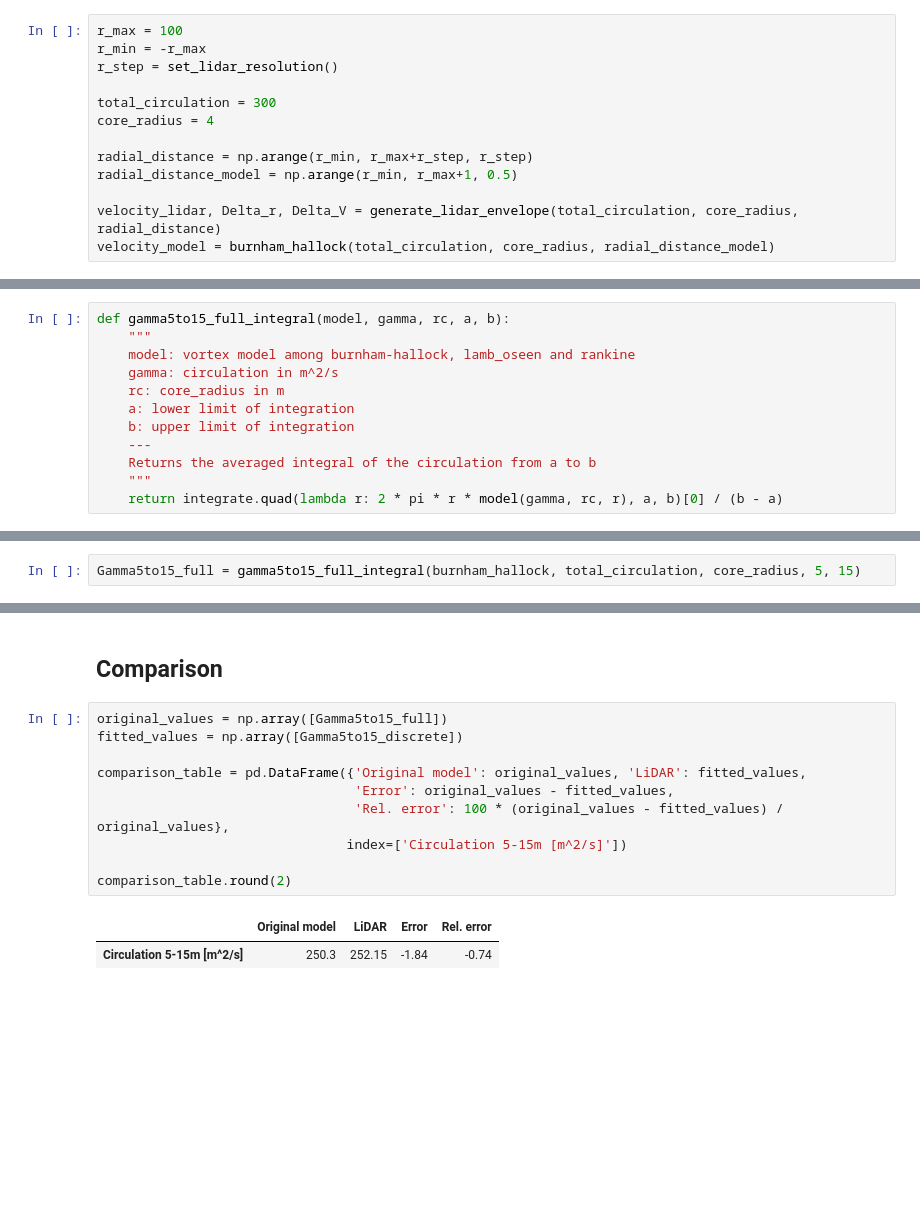
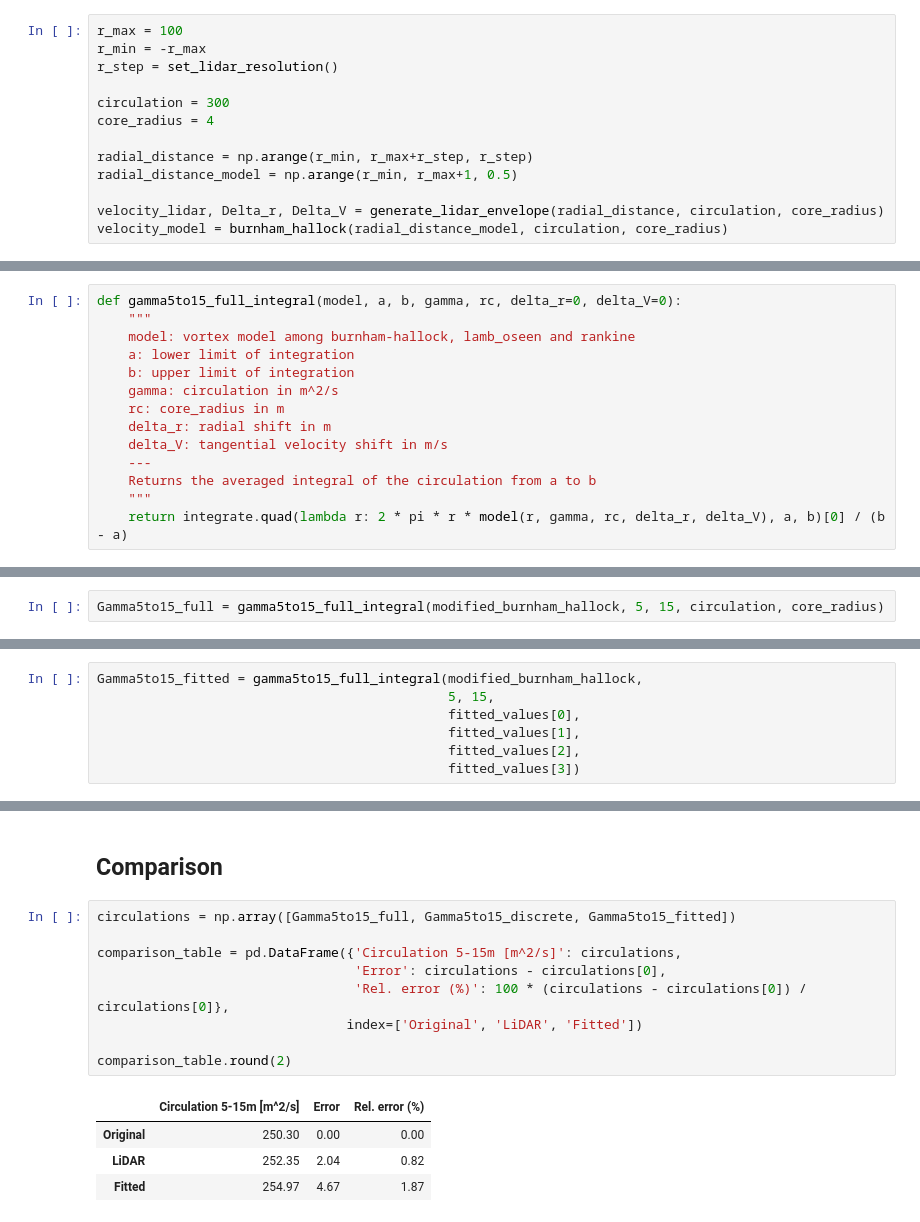
Before and after one commit to YanRob/Wake-Vortex, a Jupyter notebook: Analysis of Single Aircraft Wake Vortices.ipynb, the cells around one changed output, grey strips where cells are left out. Drawn from its saved outputs; the diff is of its cells as text; blank space fills up the shorter version.

```diff
--- a/Analysis of Single Aircraft Wake Vortices.ipynb
+++ b/Analysis of Single Aircraft Wake Vortices.ipynb
@@ -248,14 +248,14 @@ r_max = 100
 r_min = -r_max
 r_step = set_lidar_resolution()
 
-total_circulation = 300
+circulation = 300
 core_radius = 4
 
 radial_distance = np.arange(r_min, r_max+r_step, r_step)
 radial_distance_model = np.arange(r_min, r_max+1, 0.5)
 
-velocity_lidar, Delta_r, Delta_V = generate_lidar_envelope(total_circulation, core_radius, radial_distance)
-velocity_model = burnham_hallock(total_circulation, core_radius, radial_distance_model)
+velocity_lidar, Delta_r, Delta_V = generate_lidar_envelope(radial_distance, circulation, core_radius)
+velocity_model = burnham_hallock(radial_distance_model, circulation, core_radius)
 # %%
 %matplotlib inline
 
@@ -615,12 +617,14 @@ In cases of wake vortex analysis the standardized circulation is the circulation
 # %%
-def gamma5to15_full_integral(model, gamma, rc, a, b):
+def gamma5to15_full_integral(model, a, b, gamma, rc, delta_r=0, delta_V=0):
     """
     model: vortex model among burnham-hallock, lamb_oseen and rankine
+    a: lower limit of integration
+    b: upper limit of integration
     gamma: circulation in m^2/s
     rc: core_radius in m
-    a: lower limit of integration
-    b: upper limit of integration
+    delta_r: radial shift in m
+    delta_V: tangential velocity shift in m/s
     ---
     Returns the averaged integral of the circulation from a to b
     """
-    return integrate.quad(lambda r: 2 * pi * r * model(gamma, rc, r), a, b)[0] / (b - a)
+    return integrate.quad(lambda r: 2 * pi * r * model(r, gamma, rc, delta_r, delta_V), a, b)[0] / (b - a)
@@ -627,4 +633,4 @@ def gamma5to15_full_integral(model, gamma, rc, a, b):
 # %%
-Gamma5to15_full = gamma5to15_full_integral(burnham_hallock, total_circulation, core_radius, 5, 15)
+Gamma5to15_full = gamma5to15_full_integral(modified_burnham_hallock, 5, 15, circulation, core_radius)
 # %%
 print(f"The circulation 5-15m for this vortex is {Gamma5to15_full:0.1f} m^2")
@@ -634,0 +643,7 @@ This represents 83.4 % of the total circulation
+# %%
+Gamma5to15_fitted = gamma5to15_full_integral(modified_burnham_hallock,
+                                             5, 15,
+                                             fitted_values[0],
+                                             fitted_values[1],
+                                             fitted_values[2],
+                                             fitted_values[3])
@@ -673,15 +696,16 @@ This represents 84.0 % of the total circulation
 # %% [markdown]
 ## Comparison
 # %%
-original_values = np.array([Gamma5to15_full])
-fitted_values = np.array([Gamma5to15_discrete])
+circulations = np.array([Gamma5to15_full, Gamma5to15_discrete, Gamma5to15_fitted])
 
-comparison_table = pd.DataFrame({'Original model': original_values, 'LiDAR': fitted_values,
-                                 'Error': original_values - fitted_values,
-                                 'Rel. error': 100 * (original_values - fitted_values) / original_values},
-                                index=['Circulation 5-15m [m^2/s]'])
+comparison_table = pd.DataFrame({'Circulation 5-15m [m^2/s]': circulations,
+                                 'Error': circulations - circulations[0],
+                                 'Rel. error (%)': 100 * (circulations - circulations[0]) / circulations[0]},
+                                index=['Original', 'LiDAR', 'Fitted'])
 
 comparison_table.round(2)
 # %% [output]
-|  | Original model | LiDAR | Error | Rel. error |
-| Circulation 5-15m [m^2/s] | 250.3 | 252.15 | -1.84 | -0.74 |
+|  | Circulation 5-15m [m^2/s] | Error | Rel. error (%) |
+| Original | 250.30 | 0.00 | 0.00 |
+| LiDAR | 252.35 | 2.04 | 0.82 |
+| Fitted | 254.97 | 4.67 | 1.87 |
```
Also changed, not shown: parts of 22 cells of this notebook, 3 other files.
